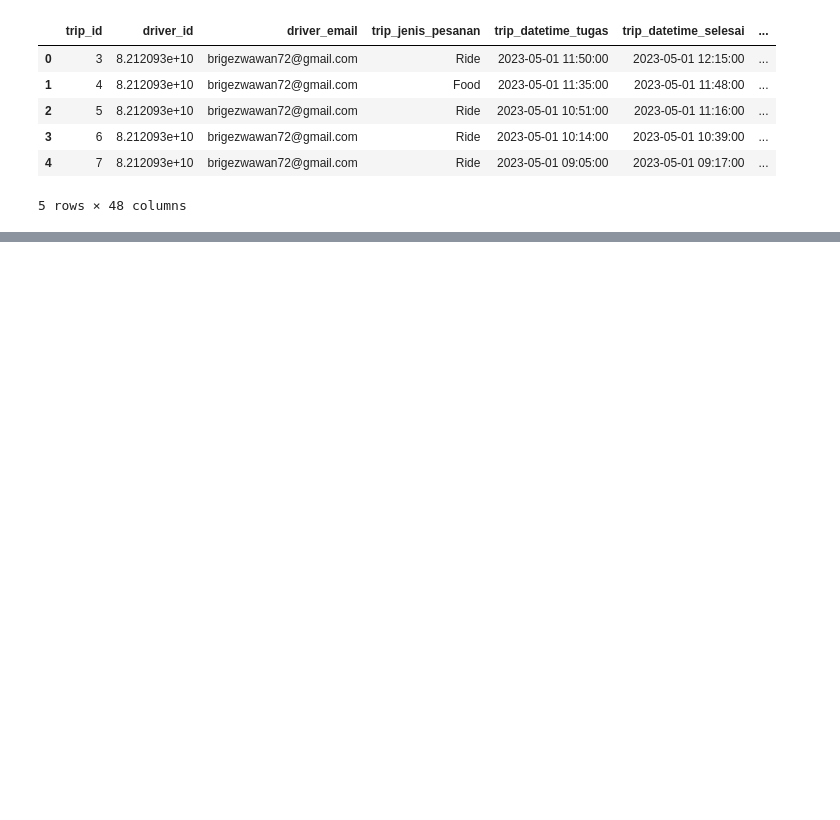
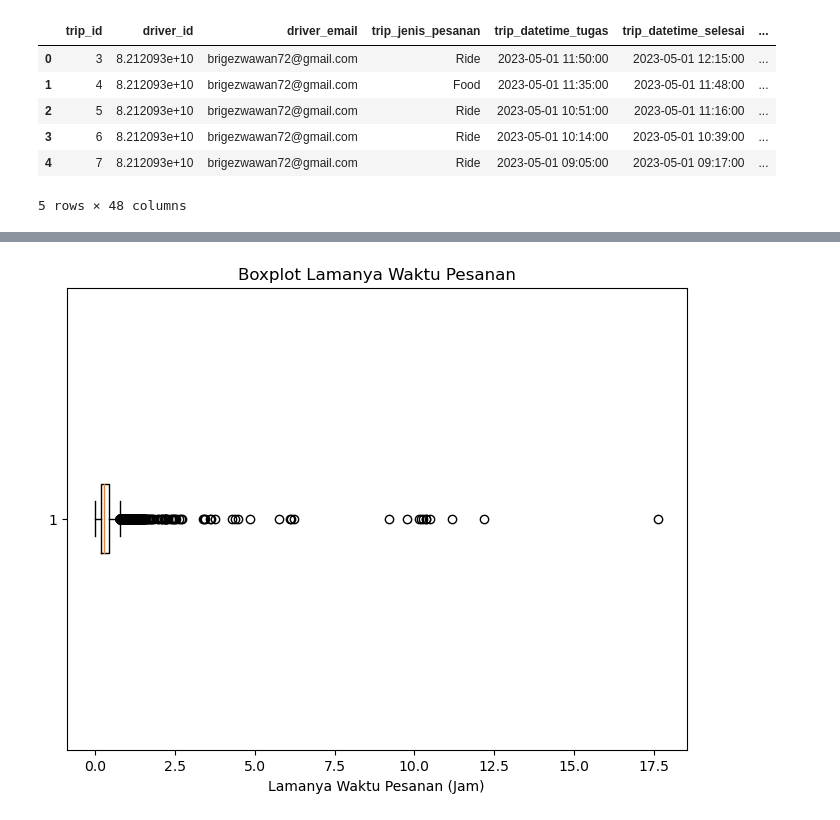
Before and after one commit to azwanazamuddin/location-choice-model, a Jupyter notebook: notebooks/pca_features.ipynb, the cells around one changed output, grey strips where cells are left out. Saved outputs shown, nothing was run; the diff lists cells and outputs as text; code cells hidden in the pictures; blank space fills up the shorter version.

```diff
--- a/notebooks/pca_features.ipynb
+++ b/notebooks/pca_features.ipynb
@@ -25,0 +118,6 @@ df.head()
+# %%
+# Identifikasi data dengan waktu dari jam 23:00 hingga jam 01:00
+mask = (negative_data['trip_datetime_tugas'].dt.hour == 23) & (negative_data['trip_datetime_selesai'].dt.hour == 0)
+
+# Simpan data dengan kasus tersebut ke dalam DataFrame terpisah
+data_with_wrong_date = negative_data[mask]
@@ -25,0 +145,3 @@ df.head()
+# %%
+# Ganti tanggal pada datetime_selesai menjadi hari selanjutnya
+data_with_wrong_date['trip_datetime_selesai'] = data_with_wrong_date['trip_datetime_selesai'] + pd.DateOffset(days=1)
@@ -25,0 +154,3 @@ df.head()
+# %%
+# Menghitung lamanya waktu pesanan
+data_with_wrong_date['trip_lamanya_waktu_pesanan'] = data_with_wrong_date['trip_datetime_selesai'] - data_with_wrong_date['trip_datetime_tugas']
@@ -25,0 +184,3 @@ df.head()
+# %%
+# Gabungkan kembali data_with_wrong_date dengan df
+df = pd.concat([df, data_with_wrong_date], ignore_index=True)
@@ -25,0 +203,8 @@ df.head()
+# %%
+plt.figure(figsize=(8, 6))
+plt.boxplot(df['trip_lamanya_waktu_pesanan'].dt.total_seconds() / 3600, vert=False)  # Mengonversi ke jam
+plt.xlabel('Lamanya Waktu Pesanan (Jam)')
+plt.title('Boxplot Lamanya Waktu Pesanan')
+plt.show()
+# %% [output]
+[figure, added]
```
Also changed, not shown: parts of 112 cells of this notebook, 7 other files.
